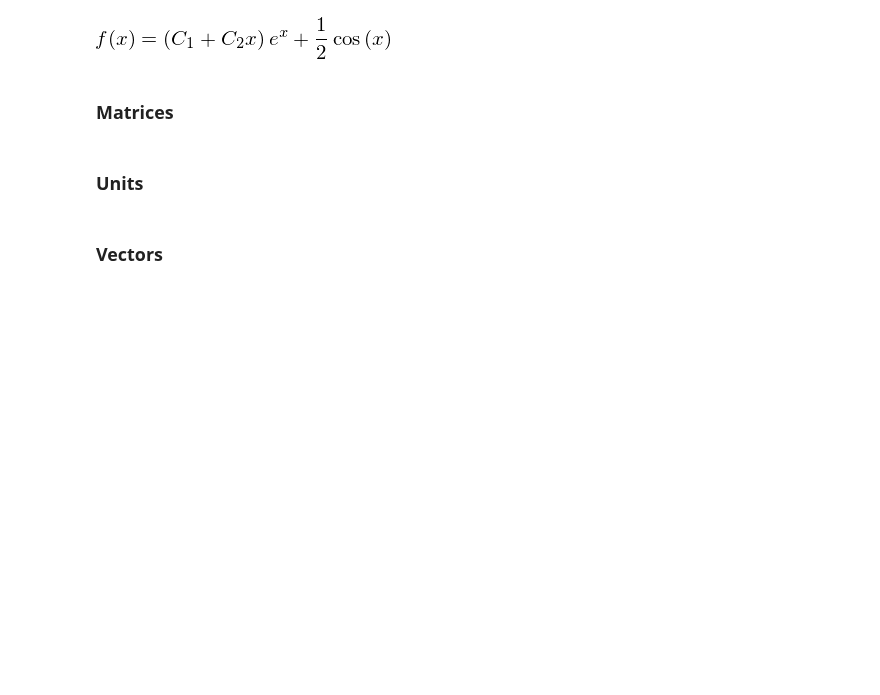
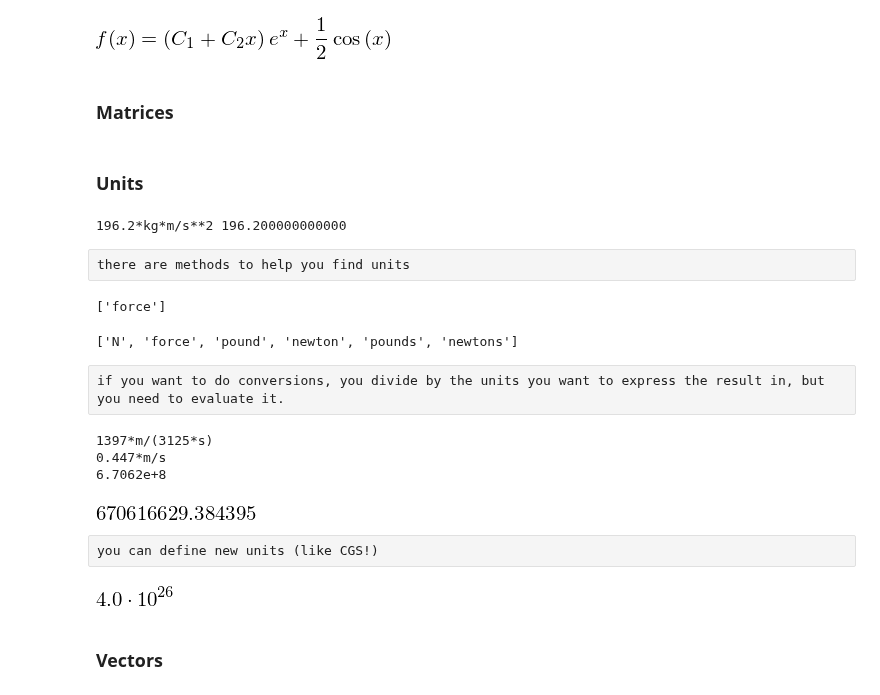
Before and after one commit to sbu-python-class/python-science, a Jupyter notebook: lectures/06-sympy/sympy-examples.ipynb, the cells around one changed output. Drawn from its saved outputs; the diff is of its cells as text; code cells hidden in the pictures; blank space fills up the shorter version.

Commit message:
sympy

```diff
--- a/lectures/06-sympy/sympy-examples.ipynb
+++ b/lectures/06-sympy/sympy-examples.ipynb
@@ -424,3 +424,39 @@ dsolve(diffeq, f(x))
 ### Matrices
 # %% [markdown]
 ### Units
+# %%
+import sympy.physics.units as u
+
+M = 20*u.kilogram
+g = 9.81 * u.m / u.s**2
+W = M*g
+print W, W/ (1*u.N)
+# %% [output]
+196.2*kg*m/s**2 196.200000000000
+# %% [raw]
+there are methods to help you find units
+# %%
+print u.find_unit('force')
+# %% [output]
+['force']
+# %%
+print u.find_unit(u.force)
+# %% [output]
+['N', 'force', 'pound', 'newton', 'pounds', 'newtons']
+# %% [raw]
+if you want to do conversions, you divide by the units you want to express the result in, but you need to evaluate it.
+# %%
+mph = u.miles/u.hours
+print mph
+print mph.n(4)
+print (u.c/mph).n(5)
+# or
+cmph = u.c/mph
+cmph.evalf()
+# %% [output]
+1397*m/(3125*s)
+0.447*m/s
+6.7062e+8
+[figure, added]
+# %% [raw]
+you can define new units (like CGS!)
@@ -427,2 +465,7 @@ dsolve(diffeq, f(x))
+# %%
+L = 4.e33*erg
+(L/joule).evalf()
+# %% [output]
+[figure, added]
 # %% [markdown]
 ### Vectors
```
Also changed, not shown: parts of 1 cell of this notebook.
